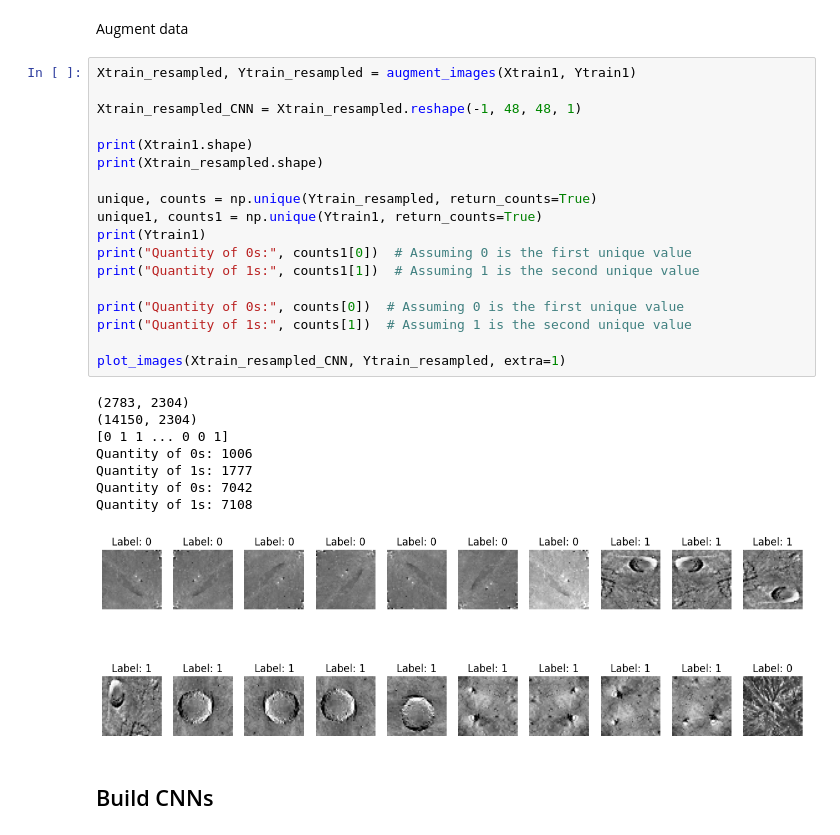
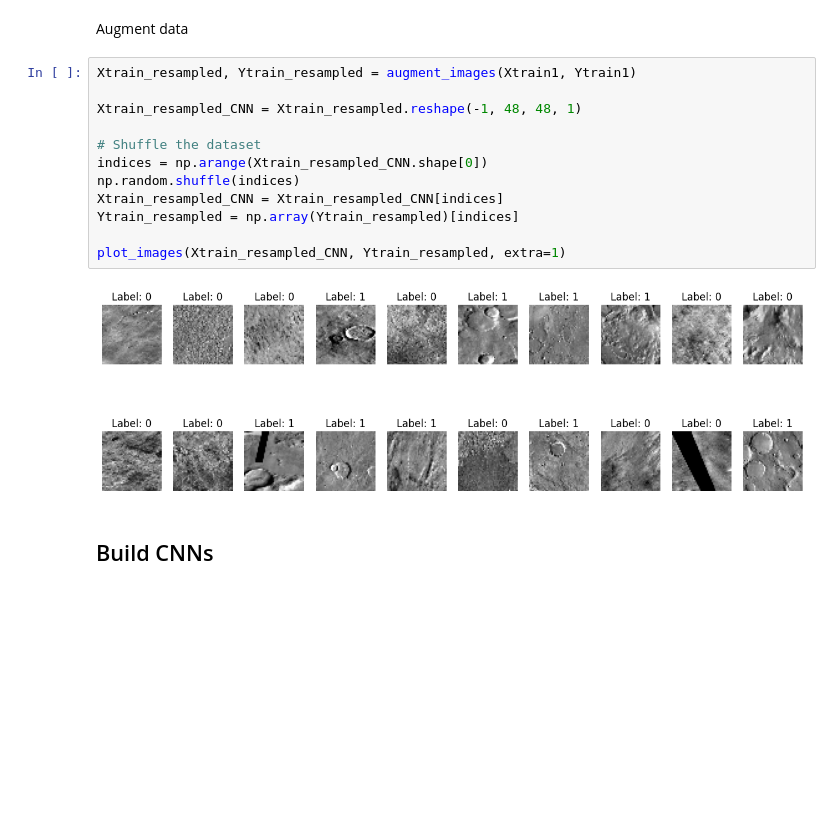
Before and after one commit to tomasmartins77/Machine_Learning_Lab, a Jupyter notebook: pergunta2_parte1/pergunta2_parte1_augment.ipynb, the cells around one changed output. Saved outputs shown, nothing was run; the diff lists cells and outputs as text; blank space fills up the shorter version.

```diff
--- a/pergunta2_parte1/pergunta2_parte1_augment.ipynb
+++ b/pergunta2_parte1/pergunta2_parte1_augment.ipynb
@@ -75,33 +80,20 @@ def plot_images(images, labels, num_images=20, extra=0):
     plt.show()
 # %% [markdown]
 Augment data
-# %%
-Xtrain_resampled, Ytrain_resampled = augment_images(Xtrain1, Ytrain1)
-
-Xtrain_resampled_CNN = Xtrain_resampled.reshape(-1, 48, 48, 1)
-
-print(Xtrain1.shape)
-print(Xtrain_resampled.shape)
-
-unique, counts = np.unique(Ytrain_resampled, return_counts=True)
-unique1, counts1 = np.unique(Ytrain1, return_counts=True)
-print(Ytrain1)
-print("Quantity of 0s:", counts1[0])  # Assuming 0 is the first unique value
-print("Quantity of 1s:", counts1[1])  # Assuming 1 is the second unique value
-
-print("Quantity of 0s:", counts[0])  # Assuming 0 is the first unique value
-print("Quantity of 1s:", counts[1])  # Assuming 1 is the second unique value
-
-plot_images(Xtrain_resampled_CNN, Ytrain_resampled, extra=1)
-# %% [output]
-(2783, 2304)
-(14150, 2304)
-[0 1 1 ... 0 0 1]
-Quantity of 0s: 1006
-Quantity of 1s: 1777
-Quantity of 0s: 7042
-Quantity of 1s: 7108
-[figure, removed]
+# %%
+Xtrain_resampled, Ytrain_resampled = augment_images(Xtrain1, Ytrain1)
+
+Xtrain_resampled_CNN = Xtrain_resampled.reshape(-1, 48, 48, 1)
+
+# Shuffle the dataset
+indices = np.arange(Xtrain_resampled_CNN.shape[0])
+np.random.shuffle(indices)
+Xtrain_resampled_CNN = Xtrain_resampled_CNN[indices]
+Ytrain_resampled = np.array(Ytrain_resampled)[indices]
+
+plot_images(Xtrain_resampled_CNN, Ytrain_resampled, extra=1)
+# %% [output]
+[figure, added]
 # %% [markdown]
 ## Build CNNs
 # %% [markdown]
```
Also changed, not shown: parts of 9 cells of this notebook.
